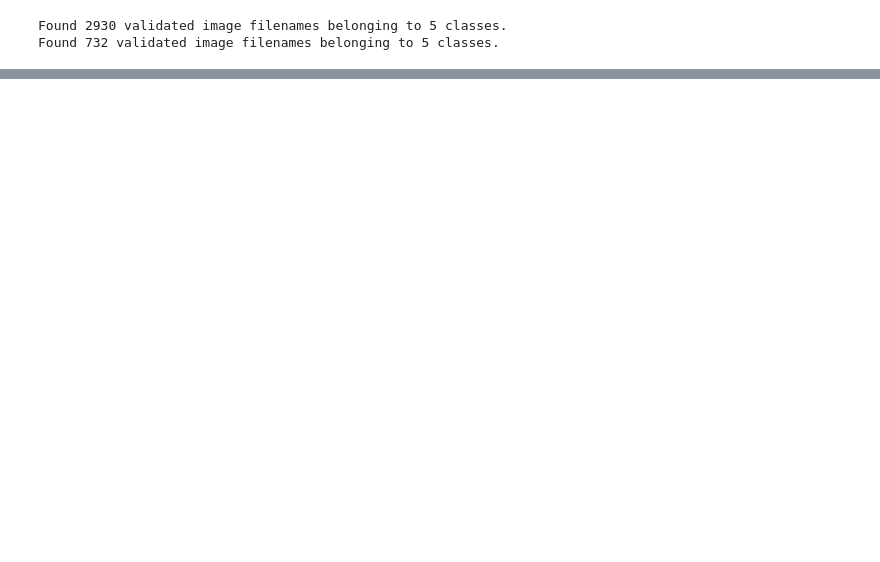
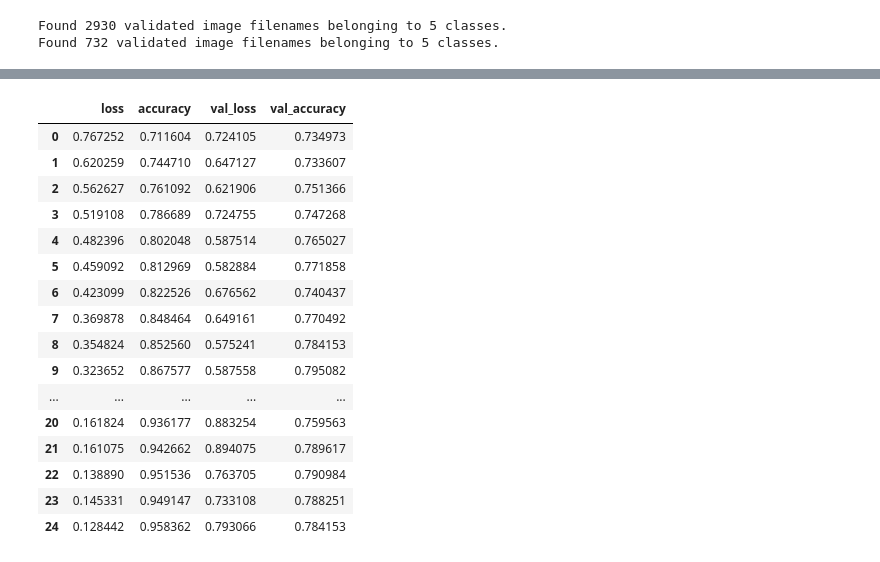
Before and after one commit to msiddhu/Early-Prediction-of-Diabetic-Retinopathy, a Jupyter notebook: dr-densenet121.ipynb, the cells around one changed output, grey strips where cells are left out. Cells and saved outputs as stored; diff of their text form; code cells hidden in the pictures; blank space fills up the shorter version.

```diff
--- a/dr-densenet121.ipynb
+++ b/dr-densenet121.ipynb
@@ -236,0 +344,21 @@ Epoch 00025: saving model to ../working/dr-densenet121.h5
+# %%
+history_df = pd.DataFrame(history.history)
+history_df
+# %% [output]
+|  | loss | accuracy | val_loss | val_accuracy |
+| 0 | 0.767252 | 0.711604 | 0.724105 | 0.734973 |
+| 1 | 0.620259 | 0.744710 | 0.647127 | 0.733607 |
+| 2 | 0.562627 | 0.761092 | 0.621906 | 0.751366 |
+| 3 | 0.519108 | 0.786689 | 0.724755 | 0.747268 |
+| 4 | 0.482396 | 0.802048 | 0.587514 | 0.765027 |
+| 5 | 0.459092 | 0.812969 | 0.582884 | 0.771858 |
+| 6 | 0.423099 | 0.822526 | 0.676562 | 0.740437 |
+| 7 | 0.369878 | 0.848464 | 0.649161 | 0.770492 |
+| 8 | 0.354824 | 0.852560 | 0.575241 | 0.784153 |
+| 9 | 0.323652 | 0.867577 | 0.587558 | 0.795082 |
+| ... | ... | ... | ... | ... |
+| 20 | 0.161824 | 0.936177 | 0.883254 | 0.759563 |
+| 21 | 0.161075 | 0.942662 | 0.894075 | 0.789617 |
+| 22 | 0.138890 | 0.951536 | 0.763705 | 0.790984 |
+| 23 | 0.145331 | 0.949147 | 0.733108 | 0.788251 |
+| 24 | 0.128442 | 0.958362 | 0.793066 | 0.784153 |
```
Also changed, not shown: parts of 13 cells of this notebook.
